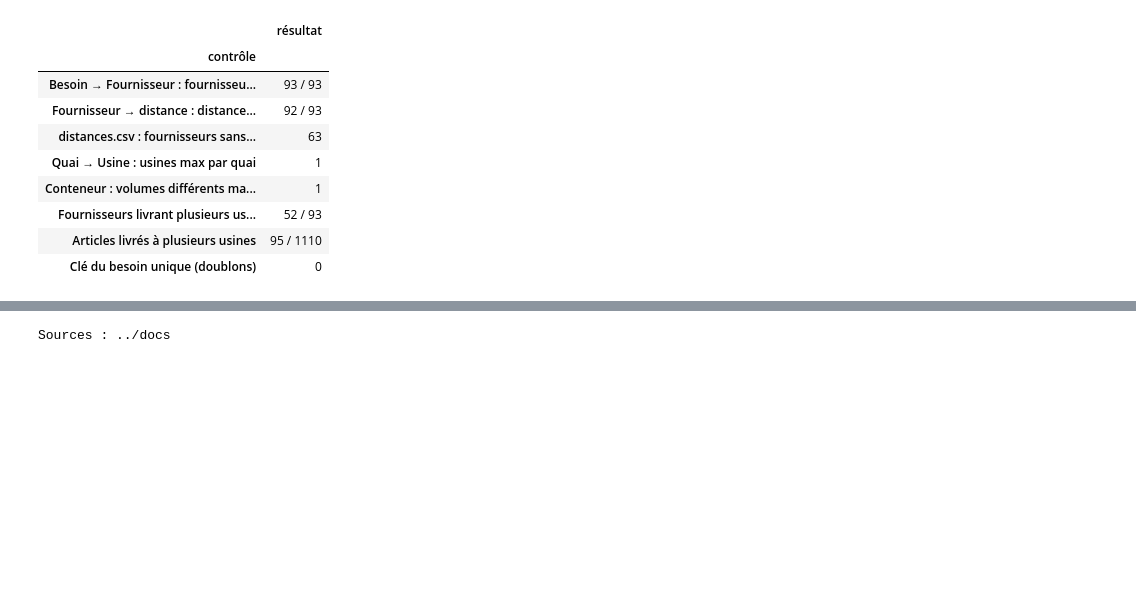
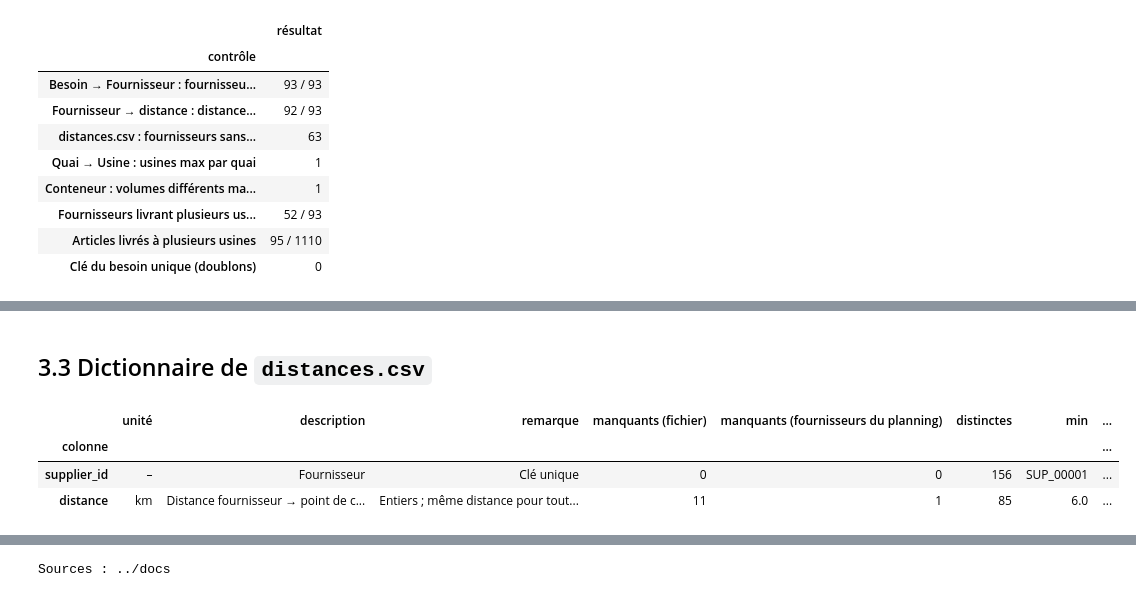
Before and after one commit to exauceh/delivery_schedule_optimization, a Jupyter notebook: milestone1/milestone1.ipynb, the cells around one changed output, grey strips where cells are left out. Saved outputs shown, nothing was run; the diff lists cells and outputs as text; code cells hidden in the pictures; blank space fills up the shorter version.

```diff
--- a/milestone1/milestone1.ipynb
+++ b/milestone1/milestone1.ipynb
@@ -329,0 +481,21 @@ pd.DataFrame(controles, columns=["contrôle", "résultat"]).set_index("contrôle
+# %% [markdown]
+## 3.3 Dictionnaire de `distances.csv`
+# %%
+dist_planning = distances[distances["supplier_id"].isin(besoins["supplier_id"])]
+
+pd.DataFrame([
+    ("supplier_id", "–", "Fournisseur", "Clé unique"),
+    ("distance", "km", "Distance fournisseur → point de consolidation (définition du cadrage)",
+     "Entiers ; même distance pour toutes les usines d'un fournisseur ; manquants : qualité §7"),
+], columns=["colonne", "unité", "description", "remarque"]).set_index("colonne").join(pd.DataFrame({
+    "manquants (fichier)": distances.isna().sum(),
+    "manquants (fournisseurs du planning)": dist_planning.isna().sum(),
+    "distinctes": distances.nunique(),
+    "min": distances.min(),
+    "max": distances.max(),
+}))
+# %% [output]
+|  | unité | description | remarque | manquants (fichier) | manquants (fournisseurs du planning) | distinctes | min | ... |
+| colonne |  |  |  |  |  |  |  | ... |
+| supplier_id | – | Fournisseur | Clé unique | 0 | 0 | 156 | SUP_00001 | ... |
+| distance | km | Distance fournisseur → point de c... | Entiers ; même distance pour tout... | 11 | 1 | 85 | 6.0 | ... |
```
Also changed, not shown: parts of 33 cells of this notebook, 1 other file.
